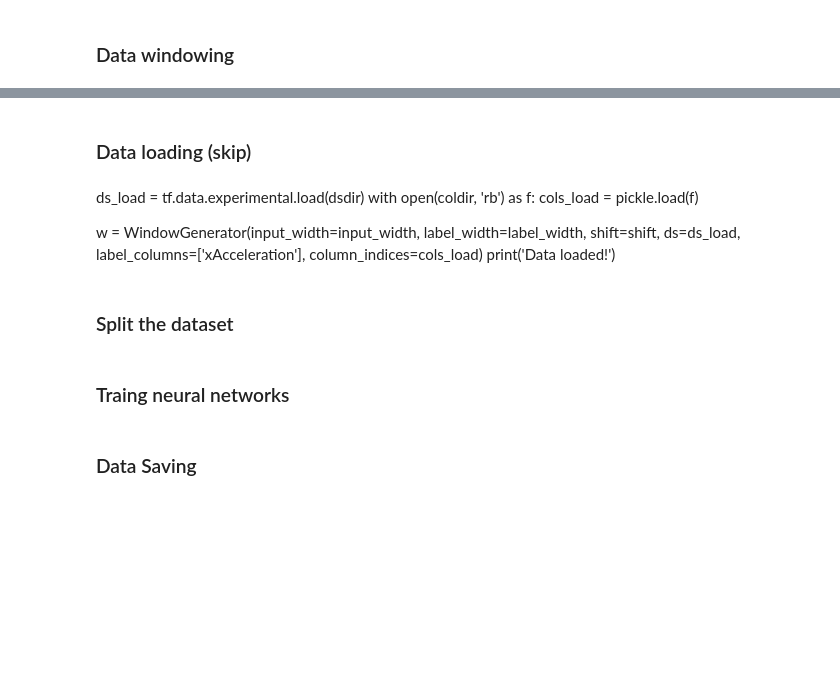
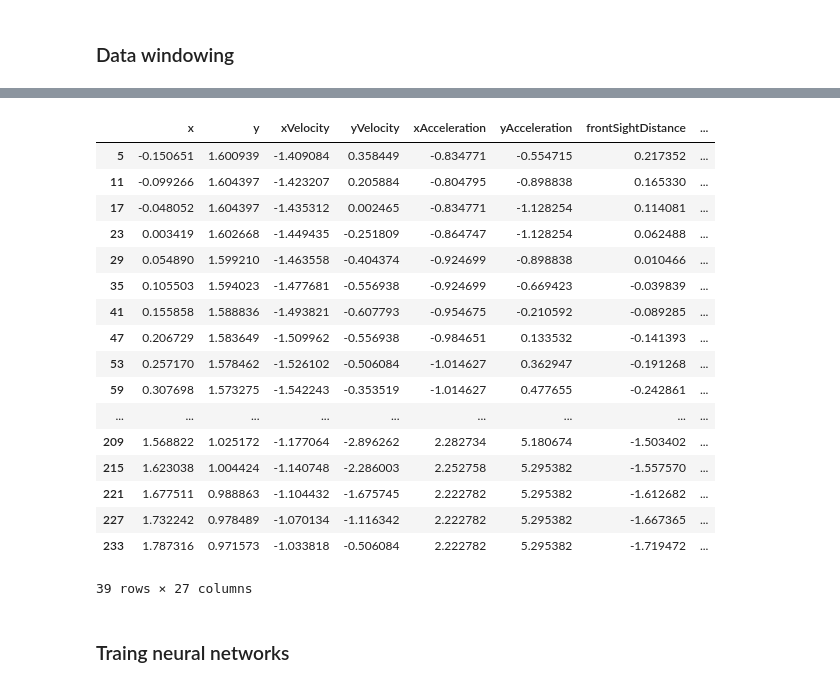
Before and after one commit to yinglonghe/highd-unina, a Jupyter notebook: data-nns.ipynb, the cells around one changed output, grey strips where cells are left out. Cells and saved outputs as stored; diff of their text form; code cells hidden in the pictures; blank space fills up the shorter version.

Commit message:
update data-nns

```diff
--- a/data-nns.ipynb
+++ b/data-nns.ipynb
@@ -257,20 +339,33 @@ df_std = df_flatten.std()
 ### Data windowing
 # %%
 %%time
-for idx, row in tqdm(df_traj.iterrows(), total=df_traj.shape[0], mininterval=10):
-    df_ = pd.DataFrame()
-    for col_name, col_val in row.iteritems():
-        if col_name not in del_cols:
-            df_[col_name] = col_val
-    df_ = df_[5::6]
-    df_ = (df_ - df_mean) / df_std
+if os.path.exists(dsdir):
+    ds_load = tf.data.experimental.load(dsdir, compression='GZIP')
+    with open(casedir+'/column_indices.pkl', 'rb') as f:
+        cols_load = pickle.load(f)
 
-    w_ = WindowGenerator(input_width=input_width, label_width=label_width, shift=shift, df=df_,
-                         label_columns=['xAcceleration'])
-    if idx == 0:
-        w = w_
-    else:
-        w.ds = w.ds.concatenate(w_.ds)
+    w = WindowGenerator(input_width=input_width, label_width=label_width, shift=shift, ds=ds_load,
+                        label_columns=['xAcceleration'], column_indices=cols_load)
+    print('\n Data loaded!')
+else:
+    col_drop = ['recVehId', 'frame']
+    df_mean = df_flatten.drop(col_drop, axis=1).mean()
+    df_std = df_flatten.drop(col_drop, axis=1).std()
+    for idx, val in enumerate(tqdm(df_flatten['recVehId'].unique(), mininterval=10)):
+        df_ = df_flatten.loc[df_flatten['recVehId']==val].drop(col_drop, axis=1)
+        df_ = (df_ - df_mean) / df_std
 
-    if debug_break and idx == cnt_break:
-        break
+        w_ = WindowGenerator(input_width=input_width, label_width=label_width, shift=shift, df=df_,
+                             label_columns=['xAcceleration'])
+        if idx == 0:
+            w = w_
+        else:
+            w.ds = w.ds.concatenate(w_.ds)
+
+    print('\n Data created!')
+    tf.data.experimental.save(w.ds, dsdir, compression='GZIP')
+    with open(casedir+'/column_indices.pkl', 'wb') as f:
+        pickle.dump(w.column_indices, f)
+    print('\n Data saved!')
+
+w.train, w.val, w.test = w.get_dataset_partitions_tf()
@@ -277,12 +375,0 @@ for idx, row in tqdm(df_traj.iterrows(), total=df_traj.shape[0], mininterval=10)
-# %% [markdown]
-### Data loading (skip)
-# %% [markdown]
-ds_load = tf.data.experimental.load(dsdir)
-with open(coldir, 'rb') as f:
-    cols_load = pickle.load(f)
-
-w = WindowGenerator(input_width=input_width, label_width=label_width, shift=shift, ds=ds_load,
-                    label_columns=['xAcceleration'], column_indices=cols_load)
-print('Data loaded!')
-# %% [markdown]
-### Split the dataset
@@ -291,3 +376,24 @@ w.train, w.val, w.test = w.get_dataset_partitions_tf()
+# %%
+df_
+# %% [output]
+|  | x | y | xVelocity | yVelocity | xAcceleration | yAcceleration | frontSightDistance | ... |
+| 5 | -0.150651 | 1.600939 | -1.409084 | 0.358449 | -0.834771 | -0.554715 | 0.217352 | ... |
+| 11 | -0.099266 | 1.604397 | -1.423207 | 0.205884 | -0.804795 | -0.898838 | 0.165330 | ... |
+| 17 | -0.048052 | 1.604397 | -1.435312 | 0.002465 | -0.834771 | -1.128254 | 0.114081 | ... |
+| 23 | 0.003419 | 1.602668 | -1.449435 | -0.251809 | -0.864747 | -1.128254 | 0.062488 | ... |
+| 29 | 0.054890 | 1.599210 | -1.463558 | -0.404374 | -0.924699 | -0.898838 | 0.010466 | ... |
+| 35 | 0.105503 | 1.594023 | -1.477681 | -0.556938 | -0.924699 | -0.669423 | -0.039839 | ... |
+| 41 | 0.155858 | 1.588836 | -1.493821 | -0.607793 | -0.954675 | -0.210592 | -0.089285 | ... |
+| 47 | 0.206729 | 1.583649 | -1.509962 | -0.556938 | -0.984651 | 0.133532 | -0.141393 | ... |
+| 53 | 0.257170 | 1.578462 | -1.526102 | -0.506084 | -1.014627 | 0.362947 | -0.191268 | ... |
+| 59 | 0.307698 | 1.573275 | -1.542243 | -0.353519 | -1.014627 | 0.477655 | -0.242861 | ... |
+| ... | ... | ... | ... | ... | ... | ... | ... | ... |
+| 209 | 1.568822 | 1.025172 | -1.177064 | -2.896262 | 2.282734 | 5.180674 | -1.503402 | ... |
+| 215 | 1.623038 | 1.004424 | -1.140748 | -2.286003 | 2.252758 | 5.295382 | -1.557570 | ... |
+| 221 | 1.677511 | 0.988863 | -1.104432 | -1.675745 | 2.222782 | 5.295382 | -1.612682 | ... |
+| 227 | 1.732242 | 0.978489 | -1.070134 | -1.116342 | 2.222782 | 5.295382 | -1.667365 | ... |
+| 233 | 1.787316 | 0.971573 | -1.033818 | -0.506084 | 2.222782 | 5.295382 | -1.719472 | ... |
+39 rows × 27 columns
 # %% [markdown]
 ### Traing neural networks
 # %%
@@ -314,3 +428 @@ print('Model saved!')
 w.plot(model)
-# %% [markdown]
-### Data Saving
```
Also changed, not shown: parts of 18 cells of this notebook, 1 other file.
